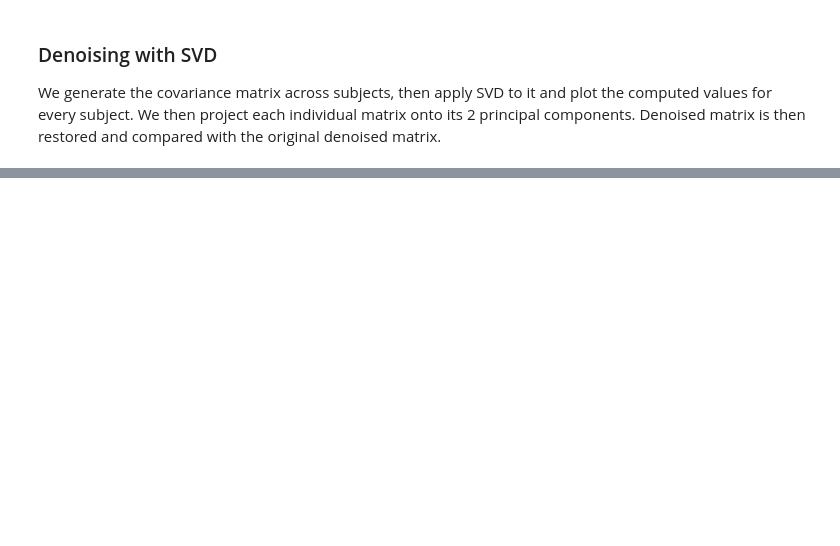
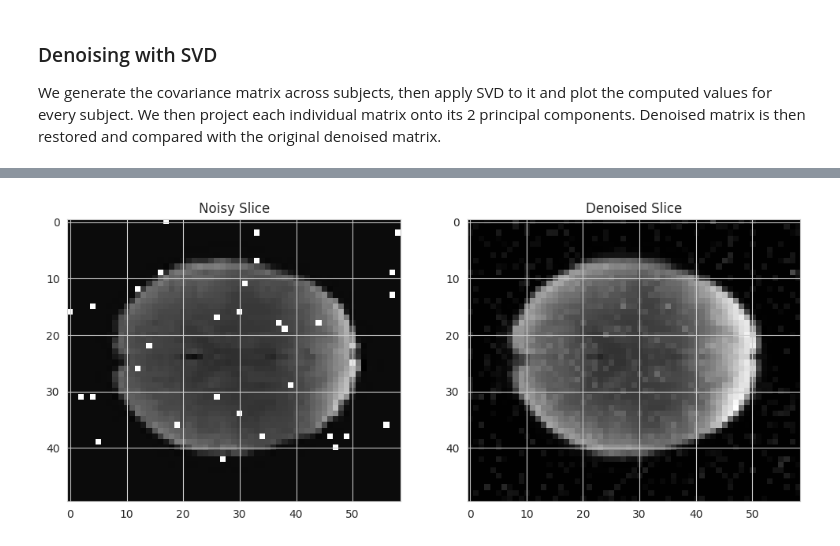
Before and after one commit to ludekcizinsky/fMRI-dimensionality-reduction, a Jupyter notebook: run.ipynb, the cells around one changed output, grey strips where cells are left out. Drawn from its saved outputs; the diff is of its cells as text; code cells hidden in the pictures; blank space fills up the shorter version.

```diff
--- a/run.ipynb
+++ b/run.ipynb
@@ -182,0 +204,23 @@ We generate the covariance matrix across subjects, then apply SVD to it and plot
+# %%
+# Pick the 2 principal components from SVD
+n_components = 2
+princ_comp = U[:,:n_components]
+
+# Project the matrix onto them
+space_vectors = np.dot(princ_comp.T, noisy_arrays.T)
+denoised_arrays = np.dot(princ_comp, space_vectors)
+denoised_matrix = np.reshape(denoised_arrays[subj_i, :], [50,59])
+
+# Visualize it
+plt.figure(figsize=(12, 6))
+plt.subplot(1, 2, 1)
+plt.imshow(noisy_mats[subj_i], cmap='gray')
+plt.title('Noisy Slice')
+
+plt.subplot(1, 2, 2)
+plt.imshow(denoised_matrix, cmap='gray')
+plt.title('Denoised Slice')
+
+plt.show()
+# %% [output]
+[figure, added]
```
Also changed, not shown: parts of 2 cells of this notebook.
